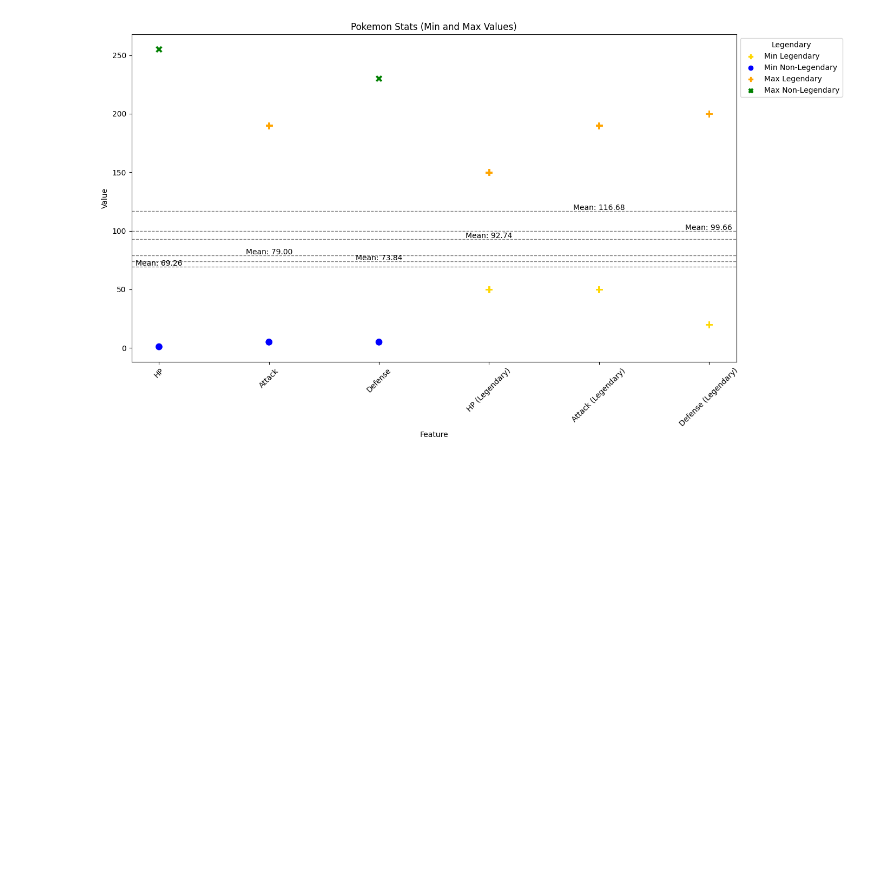
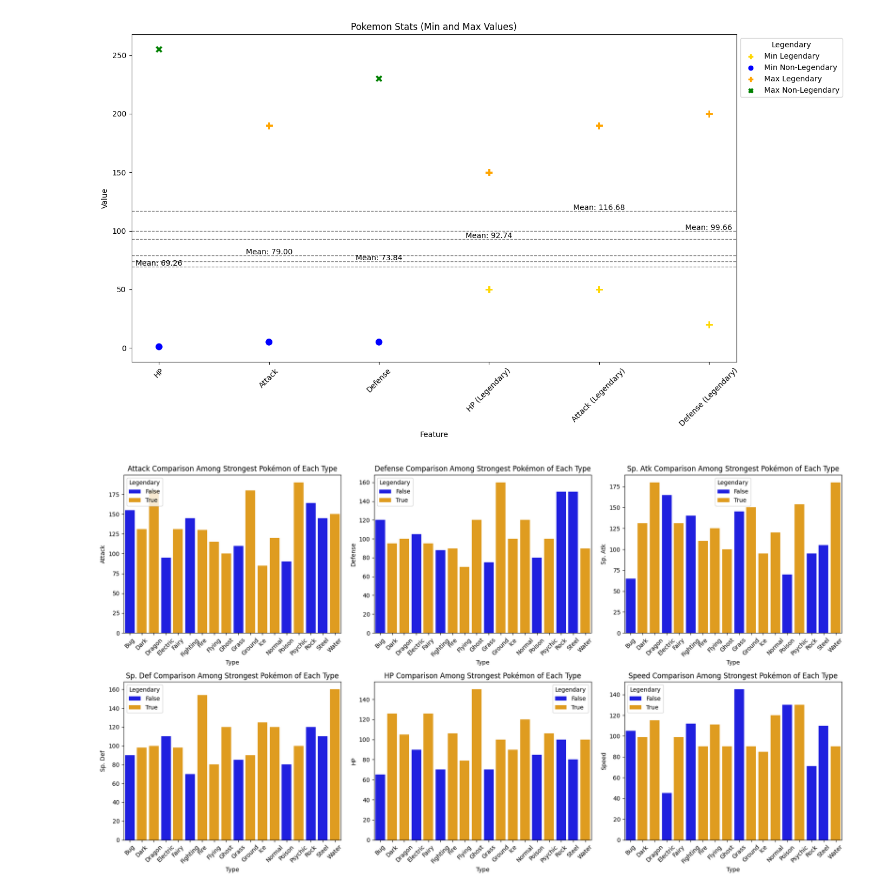
Before and after one commit to haremir/PokemonStatsAnalysis, a Jupyter notebook: main.ipynb, the cells around one changed output. Drawn from its saved outputs; the diff is of its cells as text; code cells hidden in the pictures; blank space fills up the shorter version.

```diff
--- a/main.ipynb
+++ b/main.ipynb
@@ -167,3 +167,26 @@ plt.tight_layout()
 plt.show()
 # %% [output]
 [figure]
+# %%
+# Her türün en güçlü Pokémon'unu bulmak için veri setini gruplandıralım
+strongest_per_type = data.groupby('Type 1').apply(lambda x: x.loc[x['Total'].idxmax()])
+
+# Türleri ve güçlü Pokémon'ları gözlemlemek için görselleştirmeler yapalım
+features_to_compare = ['Attack', 'Defense', 'Sp. Atk', 'Sp. Def', 'HP', 'Speed']
+
+plt.figure(figsize=(18, 10))
+
+for i, feature in enumerate(features_to_compare):
+    plt.subplot(2, 3, i+1)
+    sns.barplot(x=strongest_per_type['Type 1'], y=strongest_per_type[feature],
+                hue=strongest_per_type['Legendary'], dodge=False,
+                palette={True: 'orange', False: 'blue'})
+    plt.title(f'{feature} Comparison Among Strongest Pokémon of Each Type')
+    plt.xticks(rotation=45)
+    plt.ylabel(f'{feature}')
+    plt.xlabel('Type')
+
+plt.tight_layout()
+plt.show()
+# %% [output]
+[figure, added]
```
